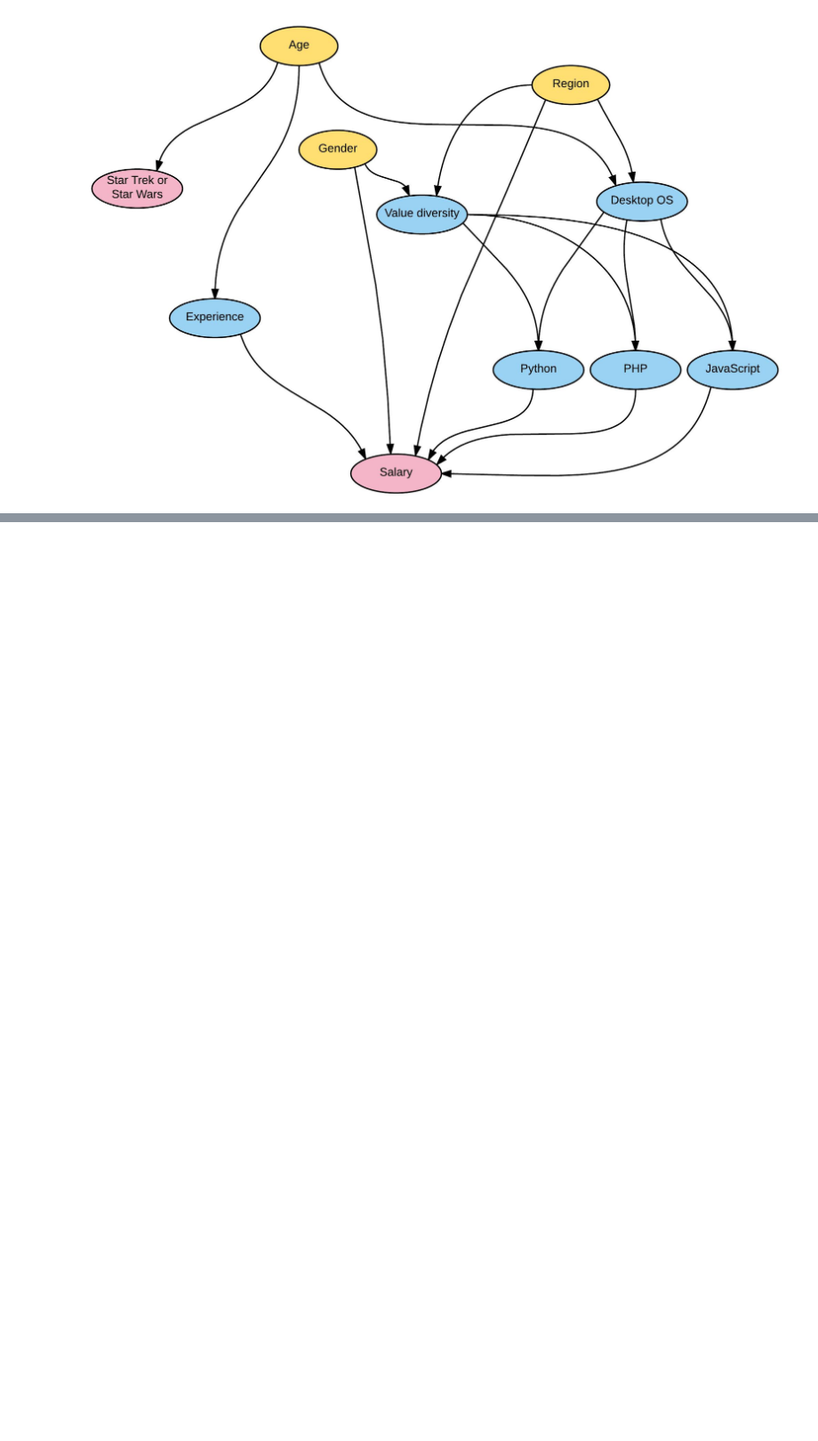
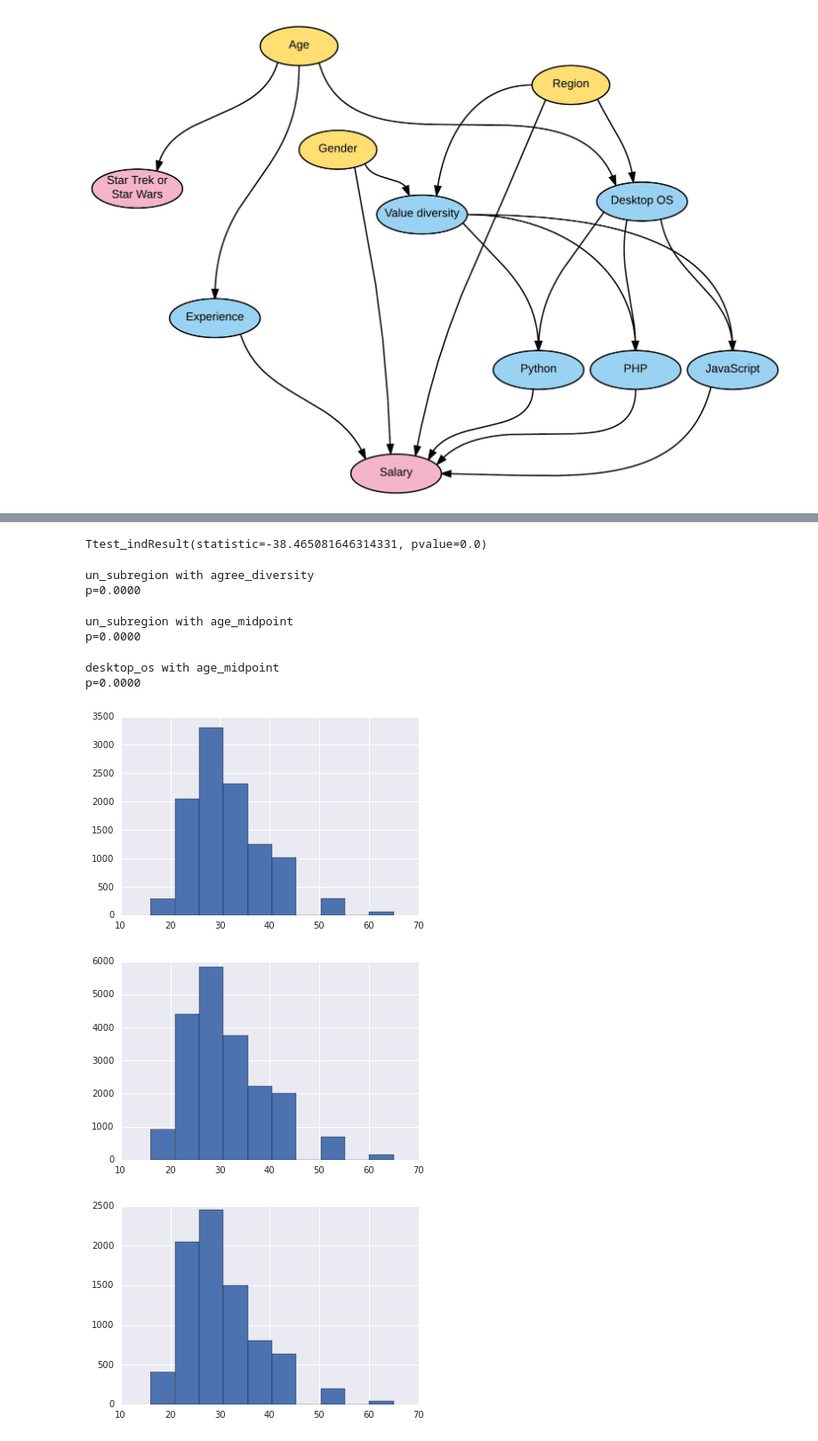
Before and after one commit to gzuidhof/bayesian-networks, a Jupyter notebook: notebooks/BN SO.ipynb, the cells around one changed output, grey strips where cells are left out. Shown at 89% size. Cells and saved outputs as stored; diff of their text form; code cells hidden in the pictures; blank space fills up the shorter version.

Commit message:
Add some statistics

```diff
--- a/notebooks/BN SO.ipynb
+++ b/notebooks/BN SO.ipynb
@@ -143,0 +186,37 @@ Image('../figures/network1.png')
+# %%
+stats.ttest_ind(data.age_midpoint[data.star_wars_vs_star_trek == 'Star Wars'].dropna(), data.age_midpoint[data.star_wars_vs_star_trek == 'Star Trek'].dropna())
+# %% [output]
+Ttest_indResult(statistic=-38.465081646314331, pvalue=0.0)
+# %%
+def test_median(data, x, y, normal=True, plots=False):
+    d = data.dropna(subset=[x, y])
+    groups = [d[y][d[x] == u] for u in d[x].unique()]
+    if plots:
+        for group in groups:
+            plt.figure()
+            plt.hist(group)
+            plt.show()
+    if normal:
+        F, p = stats.f_oneway(*groups)
+    else:
+        F, p = stats.kruskal(*groups)
+    print("{} with {}".format(x, y))
+    print('p=%.4f' % p)
+# %%
+test_median(data, 'un_subregion', 'agree_diversity', normal=False)
+# %% [output]
+un_subregion with agree_diversity
+p=0.0000
+# %%
+test_median(data, 'un_subregion', 'age_midpoint')
+# %% [output]
+un_subregion with age_midpoint
+p=0.0000
+# %%
+test_median(data, 'desktop_os', 'age_midpoint', plots=True)
+# %% [output]
+desktop_os with age_midpoint
+p=0.0000
+[figure, added]
+[figure, added]
+[figure, added]
```
Also changed, not shown: parts of 13 cells of this notebook.
